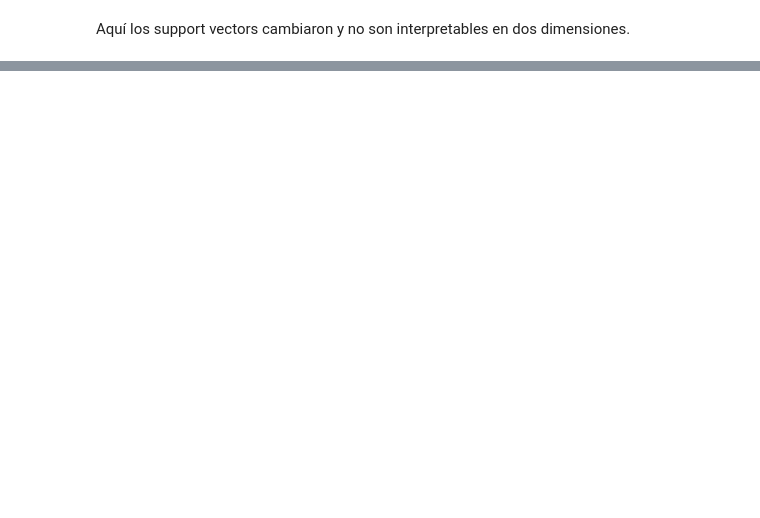
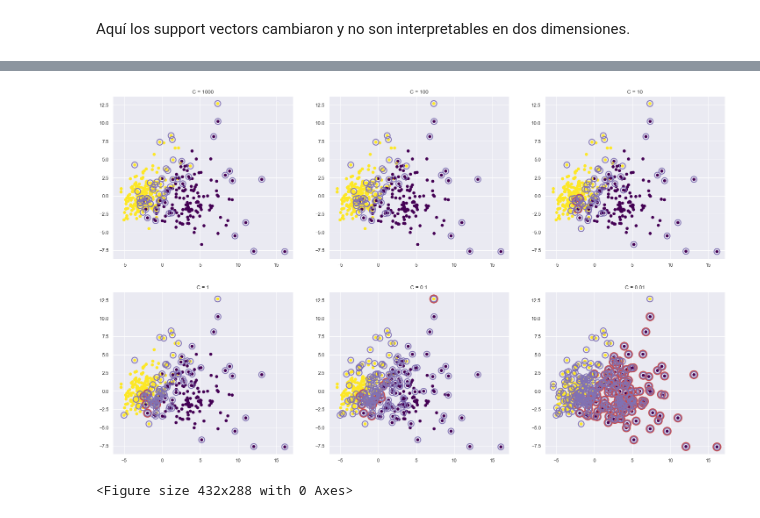
Before and after one commit to HugoMAT/Proyecto-OPTI_NL, a Jupyter notebook: Implementaciones/SVM.ipynb, the cells around one changed output, grey strips where cells are left out. Drawn from its saved outputs; the diff is of its cells as text; code cells hidden in the pictures; blank space fills up the shorter version.

```diff
--- a/Implementaciones/SVM.ipynb
+++ b/Implementaciones/SVM.ipynb
@@ -217,0 +225,36 @@ Aquí los support vectors cambiaron y no son interpretables en dos dimensiones.
+# %%
+fig, ax = plt.subplots(2, 3,figsize=(25,15))
+L=[1000,100,10,1,0.1,0.01]
+k=0
+for i in range(0,2):
+    for j in range(0,3):
+        l=L[k]
+        k+=1
+        svm = SVC(kernel='rbf', C=l)
+        svm.fit(X_train_scaled,y_train)
+        y_pred_train = svm.predict(X_train_scaled)
+        y_pred_test = svm.predict(X_test_scaled)
+
+
+        pca = PCA(n_components=2)
+        pca.fit(X_train_scaled)
+        X_train_proyected = pca.transform(X_train_scaled)
+        y_pred_train = svm.predict(X_train_scaled)
+        decision_train = svm.decision_function(X_train_scaled)
+        ax[i][j].scatter(X_train_proyected[:,0],X_train_proyected[:,1],c=y_train+1,cmap= "viridis")
+
+        X_mistakes = X_train_scaled[y_train != y_pred_train]
+        if len(X_mistakes)>0:
+          X_mistakes_proyected = pca.transform(X_mistakes)
+          ax[i][j].scatter(X_mistakes_proyected[:,0],X_mistakes_proyected[:,1], s=280, facecolors='none',edgecolors='r',linewidth=3.5)
+        sv = svm.support_vectors_ #support vectors
+        nsv = svm.n_support_ #number of support vectors
+        sv_idx = svm.support_ #indices of support vectors
+        sv_proyected = pca.transform(sv)
+        ax[i][j].scatter(sv_proyected[:,0],sv_proyected[:,1], s=180, facecolors='none',edgecolors='m',linewidth=2)
+        ax[i][j].set_title("C = " + str(l))
+plt.savefig('C_regul.png')
+plt.show()
+# %% [output]
+[figure, added]
+<Figure size 432x288 with 0 Axes>
```
Also changed, not shown: parts of 5 cells of this notebook.
